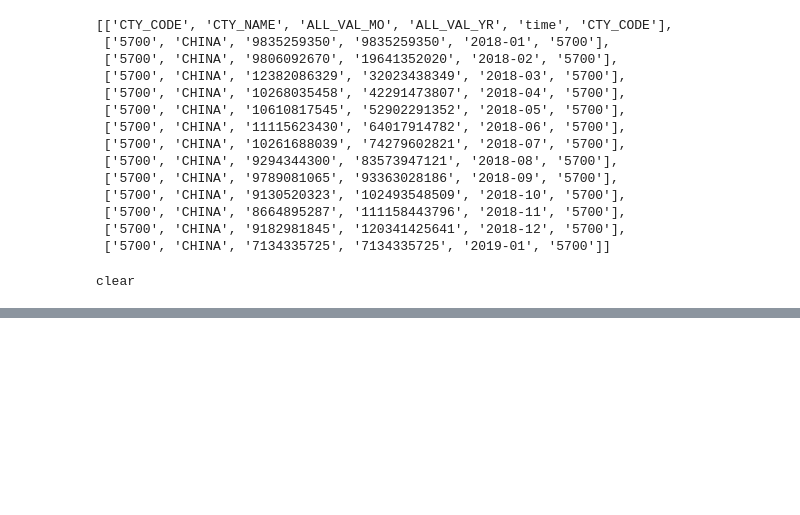
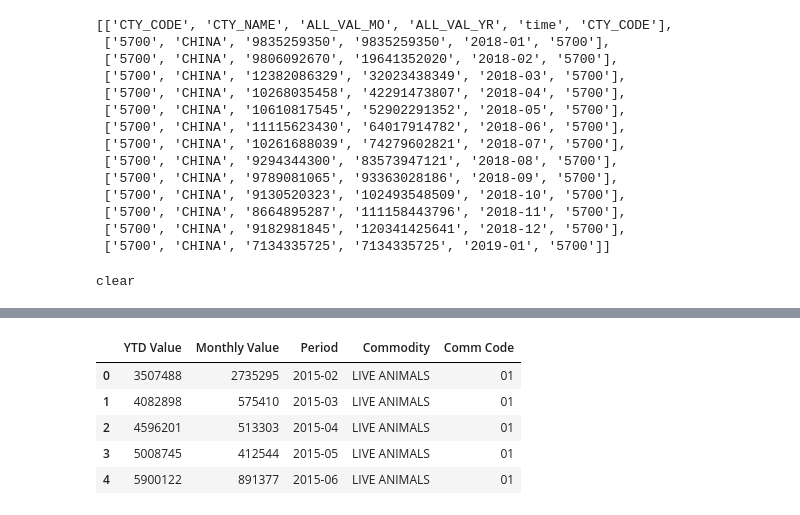
Before and after one commit to Sailendra-Mahapatra/Project2, a Jupyter notebook: Alex's Workbook/workbook.ipynb, the cells around one changed output, grey strips where cells are left out. Saved outputs shown, nothing was run; the diff lists cells and outputs as text; code cells hidden in the pictures; blank space fills up the shorter version.

```diff
--- a/Alex's Workbook/workbook.ipynb
+++ b/Alex's Workbook/workbook.ipynb
@@ -116,3 +152,12 @@ china_data = pd.DataFrame({"YTD Value" : yrvalue,
                           "Period" : period,
                           "Commodity" : desc,
                           "Comm Code": code})
+# %%
+china_data_export.head()
+# %% [output]
+|  | YTD Value | Monthly Value | Period | Commodity | Comm Code |
+| 0 | 3507488 | 2735295 | 2015-02 | LIVE ANIMALS | 01 |
+| 1 | 4082898 | 575410 | 2015-03 | LIVE ANIMALS | 01 |
+| 2 | 4596201 | 513303 | 2015-04 | LIVE ANIMALS | 01 |
+| 3 | 5008745 | 412544 | 2015-05 | LIVE ANIMALS | 01 |
+| 4 | 5900122 | 891377 | 2015-06 | LIVE ANIMALS | 01 |
```
Also changed, not shown: parts of 10 cells of this notebook, 7 other files.
